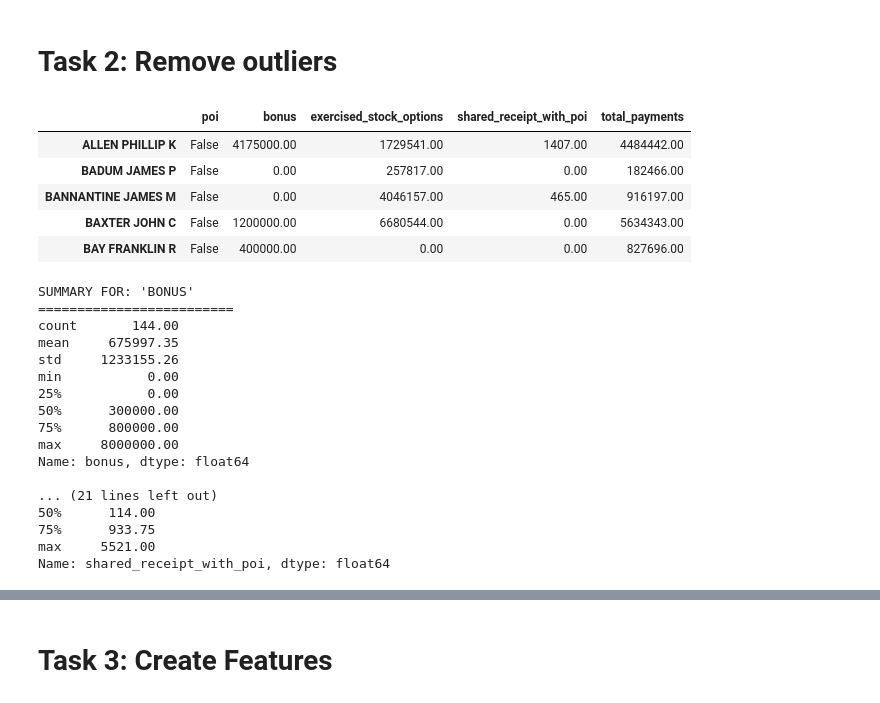
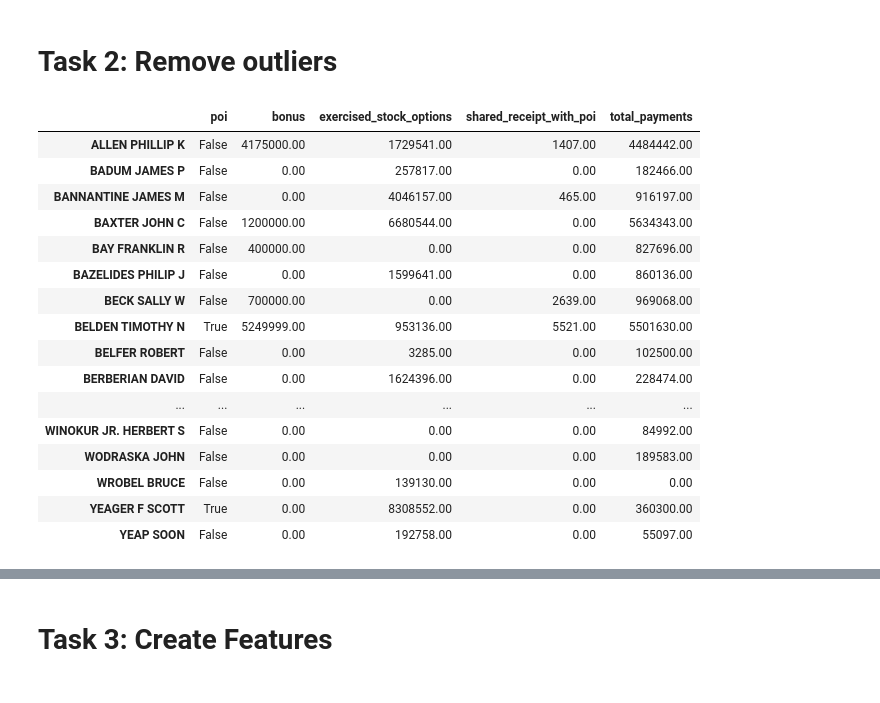
Before and after one commit to chrispaynes/enronML, a Jupyter notebook: enron_email_fraud/enron_email.ipynb, the cells around one changed output, grey strips where cells are left out. Saved outputs shown, nothing was run; the diff lists cells and outputs as text; code cells hidden in the pictures.

```diff
--- a/enron_email_fraud/enron_email.ipynb
+++ b/enron_email_fraud/enron_email.ipynb
@@ -508,55 +522,33 @@ features_list = [
 # %%
 # df = pd.DataFrame(data_dict)
 
 # remove the TOTAL key from the dict because it's an outlier in the data
 # TOTAL represents an aggregate value
 # 'THE TRAVEL AGENCY IN THE PARK' doesn't represent a person
-df = df.drop(['TOTAL', 'THE TRAVEL AGENCY IN THE PARK'], errors='ignore', axis=1)
+df = df.drop(['TOTAL', 'THE TRAVEL AGENCY IN THE PARK'], errors='ignore', axis=0)
 # df[df == 'NaN'] = np.NaN
-# df = df.fillna(0)
-
+df = df.fillna(0)
 numRows, numCols = df.shape
 # transpose the DF if the features are set as rows
 if numRows < numCols:
     df = pd.DataFrame(df).transpose()
 
-df[features_list].head()
-
-# df.to_dict(orient='index')
+df[features_list]
 # %% [output]
 |  | poi | bonus | exercised_stock_options | shared_receipt_with_poi | total_payments |
 | ALLEN PHILLIP K | False | 4175000.00 | 1729541.00 | 1407.00 | 4484442.00 |
 | BADUM JAMES P | False | 0.00 | 257817.00 | 0.00 | 182466.00 |
 | BANNANTINE JAMES M | False | 0.00 | 4046157.00 | 465.00 | 916197.00 |
 | BAXTER JOHN C | False | 1200000.00 | 6680544.00 | 0.00 | 5634343.00 |
 | BAY FRANKLIN R | False | 400000.00 | 0.00 | 0.00 | 827696.00 |
+| BAZELIDES PHILIP J | False | 0.00 | 1599641.00 | 0.00 | 860136.00 |
+| BECK SALLY W | False | 700000.00 | 0.00 | 2639.00 | 969068.00 |
+| BELDEN TIMOTHY N | True | 5249999.00 | 953136.00 | 5521.00 | 5501630.00 |
+| BELFER ROBERT | False | 0.00 | 3285.00 | 0.00 | 102500.00 |
+| BERBERIAN DAVID | False | 0.00 | 1624396.00 | 0.00 | 228474.00 |
+| ... | ... | ... | ... | ... | ... |
+| WINOKUR JR. HERBERT S | False | 0.00 | 0.00 | 0.00 | 84992.00 |
+| WODRASKA JOHN | False | 0.00 | 0.00 | 0.00 | 189583.00 |
+| WROBEL BRUCE | False | 0.00 | 139130.00 | 0.00 | 0.00 |
+| YEAGER F SCOTT | True | 0.00 | 8308552.00 | 0.00 | 360300.00 |
+| YEAP SOON | False | 0.00 | 192758.00 | 0.00 | 55097.00 |
-# %%
-# TODO: What percentage of POI's in dataset are missing info for this feature?
-def summarizeFeature(feature):
-    print "\nSUMMARY FOR: '{}'".format(feature.upper())
-    print "=" * 25
-#     print(df[feature].astype(np.float64).describe())
-    print(df[feature].astype(np.float64).describe())
-    print
-
-# summarize selected features (except for POI)
-for feature in features_list[1:]:
-    summarizeFeature(feature)
-# %% [output]
-SUMMARY FOR: 'BONUS'
-=========================
-count       144.00
-mean     675997.35
-std     1233155.26
-min           0.00
-25%           0.00
-50%      300000.00
-75%      800000.00
-max     8000000.00
-Name: bonus, dtype: float64
-
-... (21 lines left out)
-50%      114.00
-75%      933.75
-max     5521.00
-Name: shared_receipt_with_poi, dtype: float64
```
Also changed, not shown: parts of 36 cells of this notebook, 2 other files.
